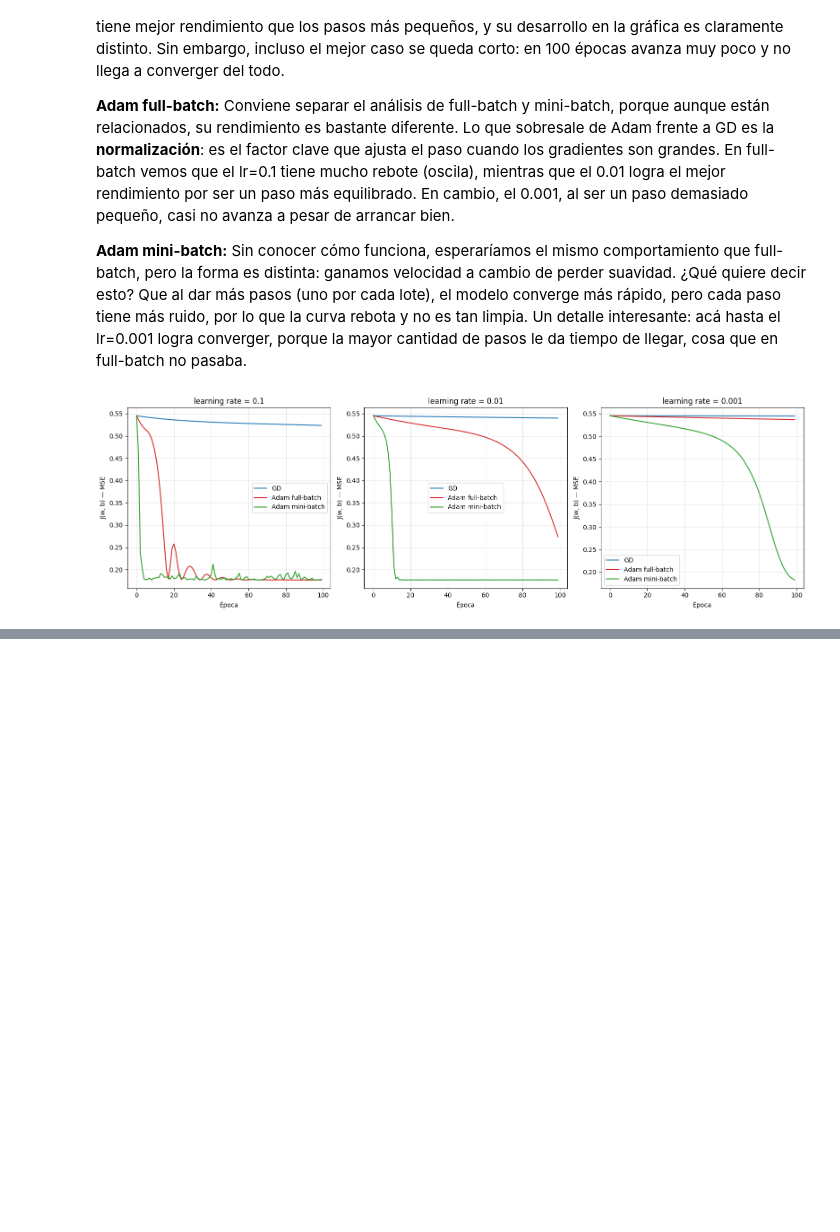
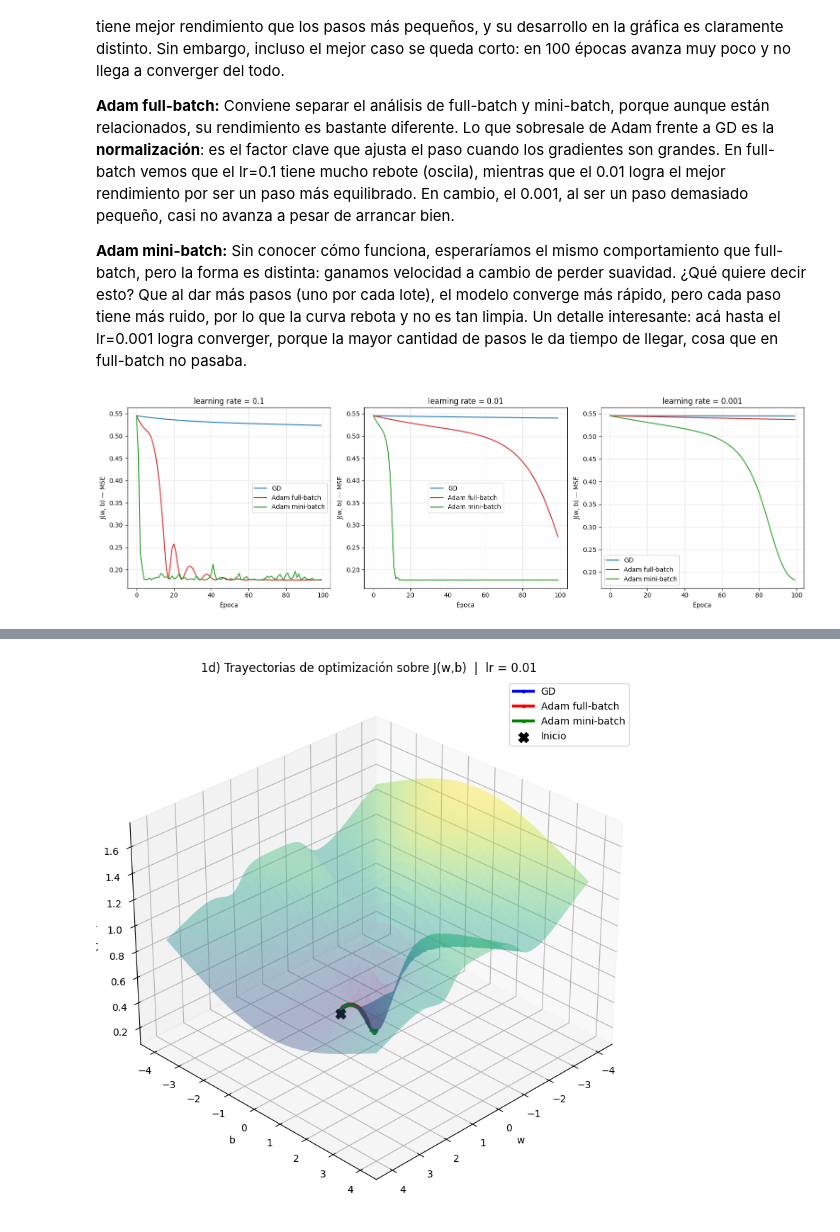
Before and after one commit to bamazonai/aprendizaje_profundo-TPs, a Jupyter notebook: tp1-aprend_prof.ipynb, the cells around one changed output, grey strips where cells are left out. Saved outputs shown, nothing was run; the diff lists cells and outputs as text; code cells hidden in the pictures; blank space fills up the shorter version.

```diff
--- a/tp1-aprend_prof.ipynb
+++ b/tp1-aprend_prof.ipynb
@@ -333,0 +419,89 @@ plt.show()
+# %%
+#  1d) Trayectorias 3D de los 3 optimizadores (lr = 0.01)
+from mpl_toolkits.mplot3d import Axes3D
+
+lr_3d = 0.01   # el learning rate elegido
+
+# --- Reentrenamos guardando la TRAYECTORIA (w, b en cada paso) ---
+def tray_gd(lr):
+    w, b = w_init, b_init
+    ws, bs = [w], [b]
+    for _ in range(epocas - 1):
+        dw, db = grad(w, b)
+        w -= lr*dw; b -= lr*db
+        ws.append(w); bs.append(b)
+    return np.array(ws), np.array(bs)
+
+def tray_adam_full(lr):
+    w, b = w_init, b_init
+    mw=mb=vw=vb=0.0
+    ws, bs = [w], [b]
+    for t in range(1, epocas):
+        dw, db = grad(w, b)
+        mw=beta1*mw+(1-beta1)*dw; mb=beta1*mb+(1-beta1)*db
+        vw=beta2*vw+(1-beta2)*dw**2; vb=beta2*vb+(1-beta2)*db**2
+        mwh=mw/(1-beta1**t); mbh=mb/(1-beta1**t)
+        vwh=vw/(1-beta2**t); vbh=vb/(1-beta2**t)
+        w-=lr*mwh/(np.sqrt(vwh)+eps); b-=lr*mbh/(np.sqrt(vbh)+eps)
+        ws.append(w); bs.append(b)
+    return np.array(ws), np.array(bs)
+
+def tray_adam_mini(lr):
+    w, b = w_init, b_init
+    mw=mb=vw=vb=0.0; t=0
+    ws, bs = [w], [b]
+    for _ in range(epocas - 1):
+        idx = np.random.permutation(n)
+        x_s, y_s = x[idx], y[idx]
+        for ini in range(0, n, batch_size):
+            xb, yb = x_s[ini:ini+batch_size], y_s[ini:ini+batch_size]
+            t += 1
+            dw, db = grad_batch(w, b, xb, yb)
+            mw=beta1*mw+(1-beta1)*dw; mb=beta1*mb+(1-beta1)*db
+            vw=beta2*vw+(1-beta2)*dw**2; vb=beta2*vb+(1-beta2)*db**2
+            mwh=mw/(1-beta1**t); mbh=mb/(1-beta1**t)
+            vwh=vw/(1-beta2**t); vbh=vb/(1-beta2**t)
+            w-=lr*mwh/(np.sqrt(vwh)+eps); b-=lr*mbh/(np.sqrt(vbh)+eps)
+        ws.append(w); bs.append(b)   # guardamos 1 punto por época
+    return np.array(ws), np.array(bs)
+
+# Obtenemos las 3 trayectorias
+gd_w, gd_b       = tray_gd(lr_3d)
+af_w, af_b       = tray_adam_full(lr_3d)
+am_w, am_b       = tray_adam_mini(lr_3d)
+
+#Superficie de costo J(w,b) sobre una malla
+w_range = np.linspace(-4, 4, 100)
+b_range = np.linspace(-4, 4, 100)
+WW, BB = np.meshgrid(w_range, b_range)
+JJ = np.zeros_like(WW)
+for i in range(WW.shape[0]):
+    for j in range(WW.shape[1]):
+        JJ[i, j] = J_mse(WW[i, j], BB[i, j])
+
+#Gráfico 3D
+fig = plt.figure(figsize=(12, 8))
+ax = fig.add_subplot(111, projection='3d')
+
+# la superficie, semitransparente
+ax.plot_surface(WW, BB, JJ, alpha=0.4, cmap='viridis')
+
+# las 3 trayectorias (calculamos J a lo largo de cada una)
+def J_camino(ws, bs):
+    return np.array([J_mse(w, b) for w, b in zip(ws, bs)])
+
+ax.plot(gd_w, gd_b, J_camino(gd_w, gd_b), color='blue',  lw=3, marker='o', markersize=3, label='GD')
+ax.plot(af_w, af_b, J_camino(af_w, af_b), color='red',   lw=3, marker='o', markersize=3, label='Adam full-batch')
+ax.plot(am_w, am_b, J_camino(am_w, am_b), color='green', lw=3, marker='o', markersize=3, label='Adam mini-batch')
+
+# punto de partida común
+ax.scatter([w_init], [b_init], [J_mse(w_init, b_init)], color='black', s=100, marker='X', label='Inicio')
+
+ax.set_xlabel('w'); ax.set_ylabel('b'); ax.set_zlabel('J(w, b)')
+ax.set_title(f'1d) Trayectorias de optimización sobre J(w,b)  |  lr = {lr_3d}')
+ax.legend()
+ax.view_init(elev=30, azim=45)   # ángulo de cámara
+plt.tight_layout()
+plt.show()
+# %% [output]
+[figure, added]
```
Also changed, not shown: parts of 5 cells of this notebook.
